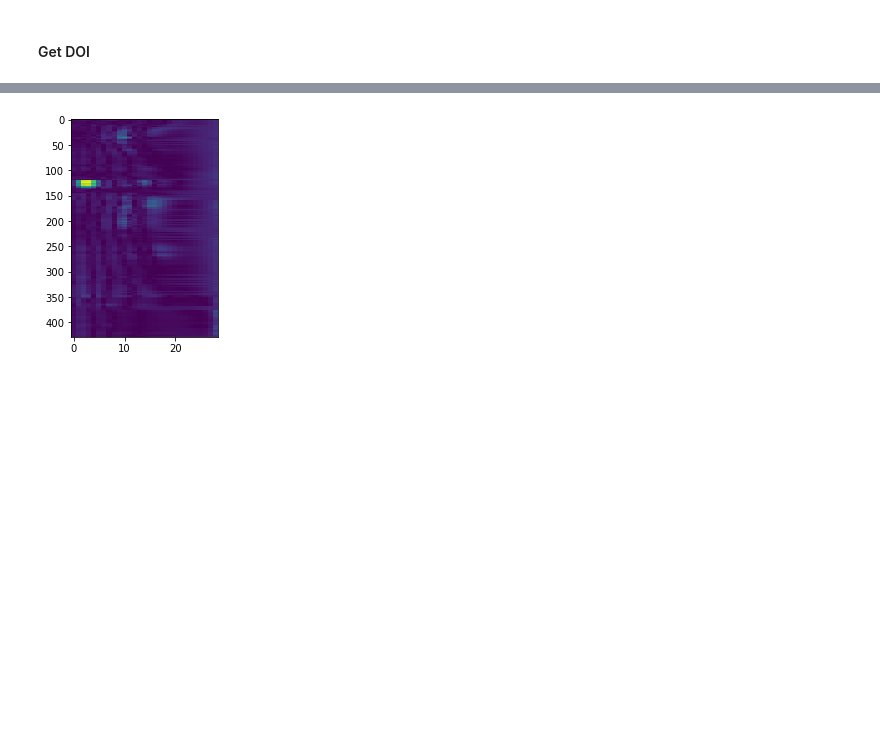
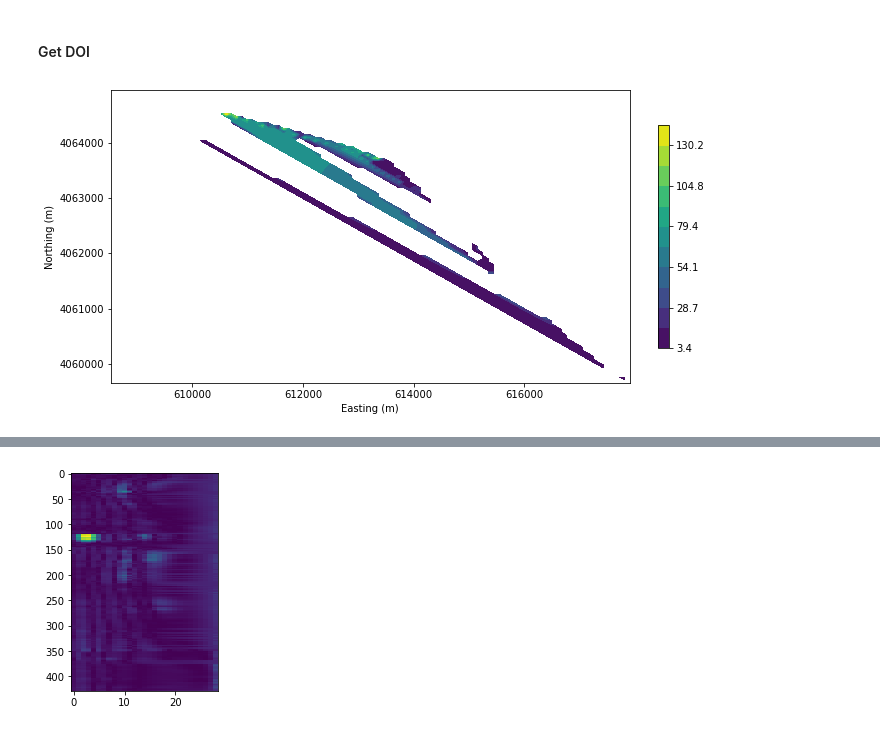
Before and after one commit to igotchalk/timelapseAEM, a Jupyter notebook: notebook/2D_2017-2019_temporal-constraint.ipynb, the cells around one changed output, grey strips where cells are left out. Drawn from its saved outputs; the diff is of its cells as text; code cells hidden in the pictures; blank space fills up the shorter version.

```diff
--- a/notebook/2D_2017-2019_temporal-constraint.ipynb
+++ b/notebook/2D_2017-2019_temporal-constraint.ipynb
@@ -827,0 +811,12 @@ doi = doi_index(mopt10, mopt20, mref10, mref20)
+# %%
+doiplt = get_doi(doi_index,hz,n_sounding,doi_threshold=0.5)
+# %%
+fig, ax = plt.subplots(1,1, figsize = (10, 10))
+out = Utils.plot2Ddata(IO.topography[:,:2], doiplt, ncontour=10, scale='linear', ax=ax)# clim=(150, 220))
+# plt.plot(IO.topography[:,0], IO.topography[:,1], 'k.')
+ax.set_aspect(1)
+ax.set_xlabel("Easting (m)")
+ax.set_ylabel("Northing (m)")
+cb = plt.colorbar(out[0], ax=ax, fraction=0.02)
+# %% [output]
+[figure, added]
```
Also changed, not shown: parts of 17 cells of this notebook, 6 other files.
